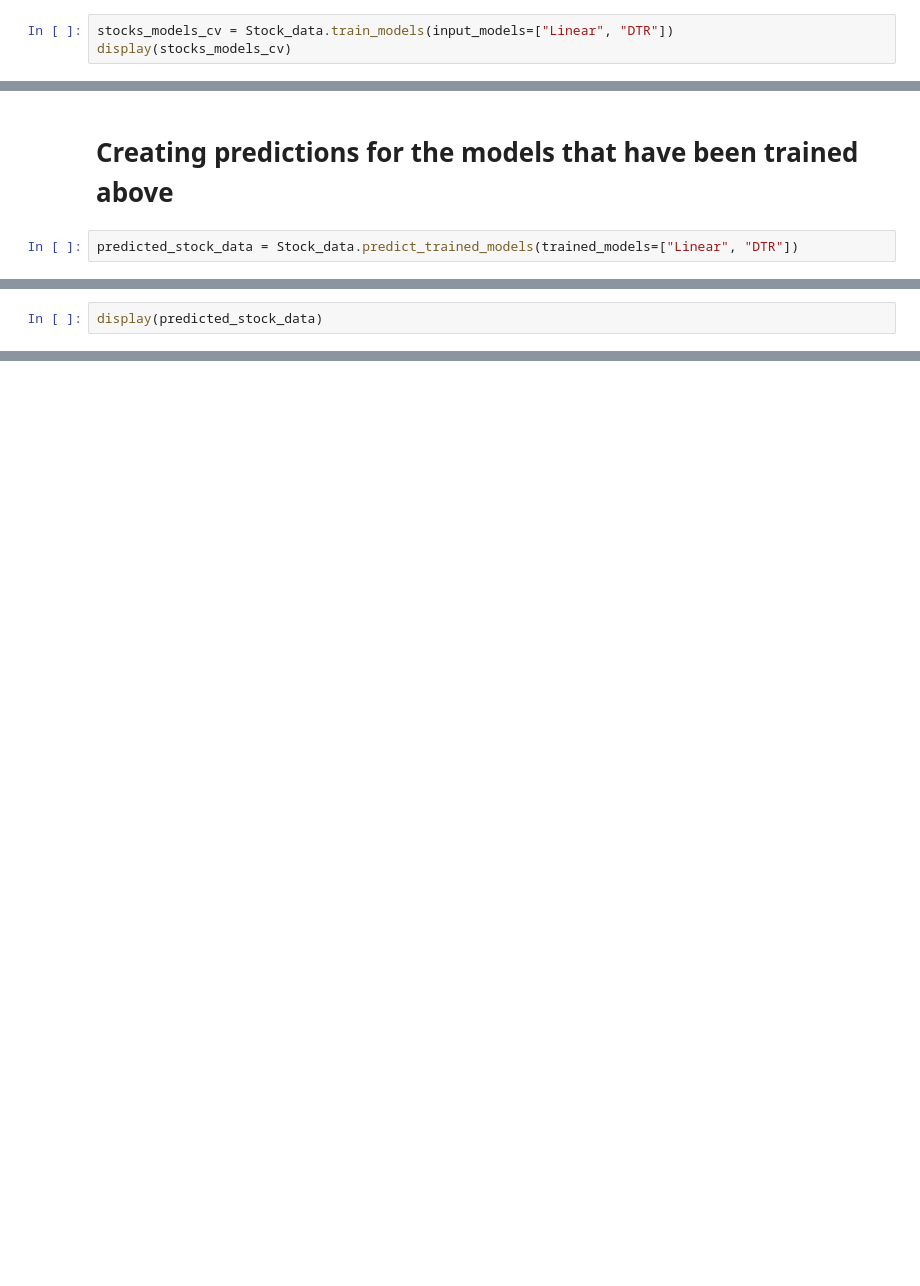
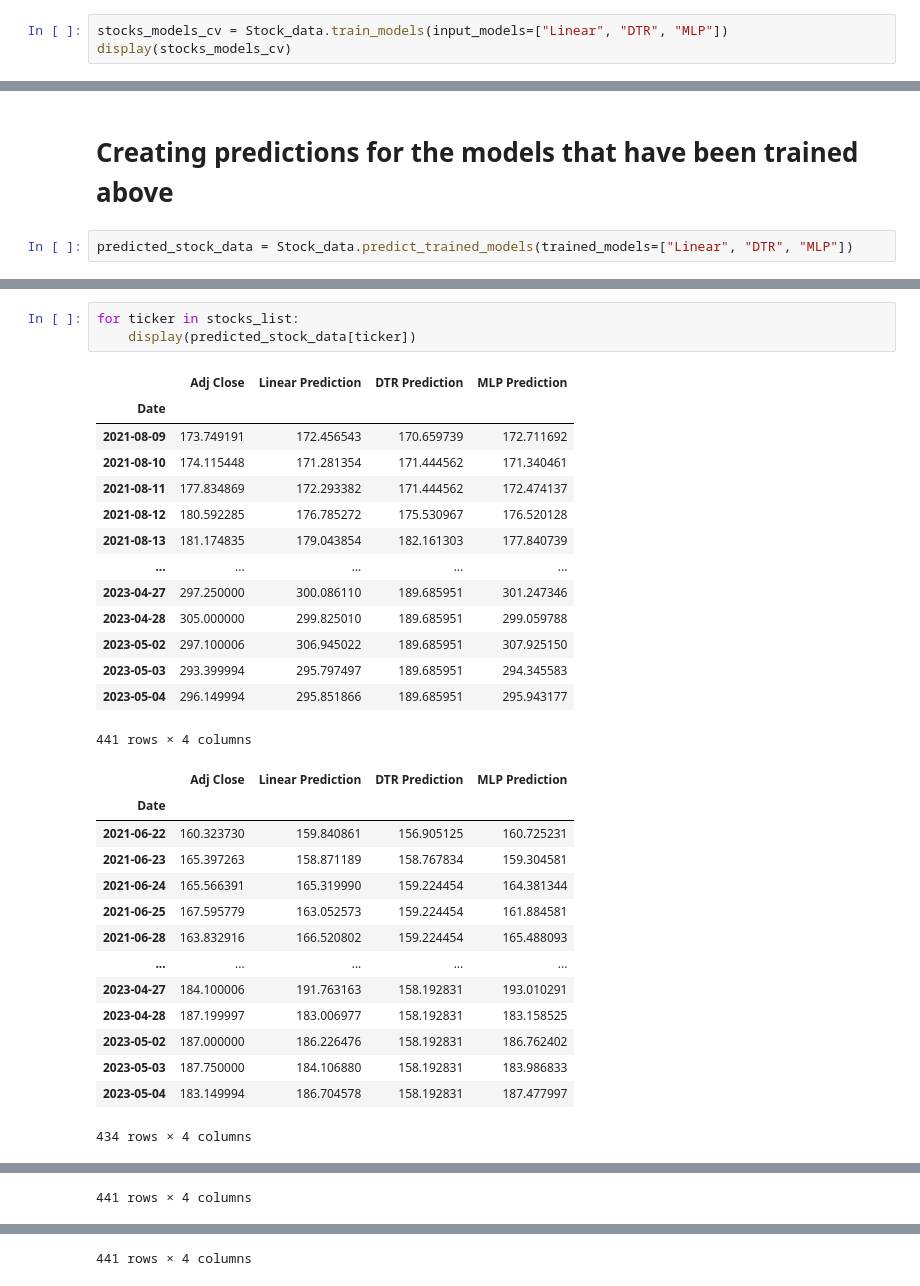
Before and after one commit to MartinTC123/Applied_BigData_Analytics_MB120_Exam, a Jupyter notebook: main.ipynb, the cells around one changed output, grey strips where cells are left out. Saved outputs shown, nothing was run; the diff lists cells and outputs as text; blank space fills up the shorter version.

```diff
--- a/main.ipynb
+++ b/main.ipynb
@@ -23,5 +33,5 @@ Stock_data = Stock_analysis(
 # %% [markdown]
 # Training and evaluating the models for each stock
 # %%
-stocks_models_cv = Stock_data.train_models(input_models=["Linear", "DTR"])
+stocks_models_cv = Stock_data.train_models(input_models=["Linear", "DTR", "MLP"])
 display(stocks_models_cv)
@@ -28,4 +71,4 @@ display(stocks_models_cv)
 # %% [markdown]
 # Creating predictions for the models that have been trained above
 # %%
-predicted_stock_data = Stock_data.predict_trained_models(trained_models=["Linear", "DTR"])
+predicted_stock_data = Stock_data.predict_trained_models(trained_models=["Linear", "DTR", "MLP"])
@@ -32,2 +93,32 @@ predicted_stock_data = Stock_data.predict_trained_models(trained_models=["Linear
-# %%
-display(predicted_stock_data)
+# %%
+for ticker in stocks_list:
+    display(predicted_stock_data[ticker])
+# %% [output]
+|  | Adj Close | Linear Prediction | DTR Prediction | MLP Prediction |
+| Date |  |  |  |  |
+| 2021-08-09 | 173.749191 | 172.456543 | 170.659739 | 172.711692 |
+| 2021-08-10 | 174.115448 | 171.281354 | 171.444562 | 171.340461 |
+| 2021-08-11 | 177.834869 | 172.293382 | 171.444562 | 172.474137 |
+| 2021-08-12 | 180.592285 | 176.785272 | 175.530967 | 176.520128 |
+| 2021-08-13 | 181.174835 | 179.043854 | 182.161303 | 177.840739 |
+| ... | ... | ... | ... | ... |
+| 2023-04-27 | 297.250000 | 300.086110 | 189.685951 | 301.247346 |
+| 2023-04-28 | 305.000000 | 299.825010 | 189.685951 | 299.059788 |
+| 2023-05-02 | 297.100006 | 306.945022 | 189.685951 | 307.925150 |
+| 2023-05-03 | 293.399994 | 295.797497 | 189.685951 | 294.345583 |
+| 2023-05-04 | 296.149994 | 295.851866 | 189.685951 | 295.943177 |
+441 rows × 4 columns
+|  | Adj Close | Linear Prediction | DTR Prediction | MLP Prediction |
+| Date |  |  |  |  |
+| 2021-06-22 | 160.323730 | 159.840861 | 156.905125 | 160.725231 |
+| 2021-06-23 | 165.397263 | 158.871189 | 158.767834 | 159.304581 |
+| 2021-06-24 | 165.566391 | 165.319990 | 159.224454 | 164.381344 |
+| 2021-06-25 | 167.595779 | 163.052573 | 159.224454 | 161.884581 |
+| 2021-06-28 | 163.832916 | 166.520802 | 159.224454 | 165.488093 |
+| ... | ... | ... | ... | ... |
+| 2023-04-27 | 184.100006 | 191.763163 | 158.192831 | 193.010291 |
+| 2023-04-28 | 187.199997 | 183.006977 | 158.192831 | 183.158525 |
+| 2023-05-02 | 187.000000 | 186.226476 | 158.192831 | 186.762402 |
+| 2023-05-03 | 187.750000 | 184.106880 | 158.192831 | 183.986833 |
+| 2023-05-04 | 183.149994 | 186.704578 | 158.192831 | 187.477997 |
+434 rows × 4 columns
@@ -33,0 +138 @@ display(predicted_stock_data)
+441 rows × 4 columns
@@ -33,0 +152 @@ display(predicted_stock_data)
+441 rows × 4 columns
```
Also changed, not shown: parts of 6 cells of this notebook, 3 other files.
